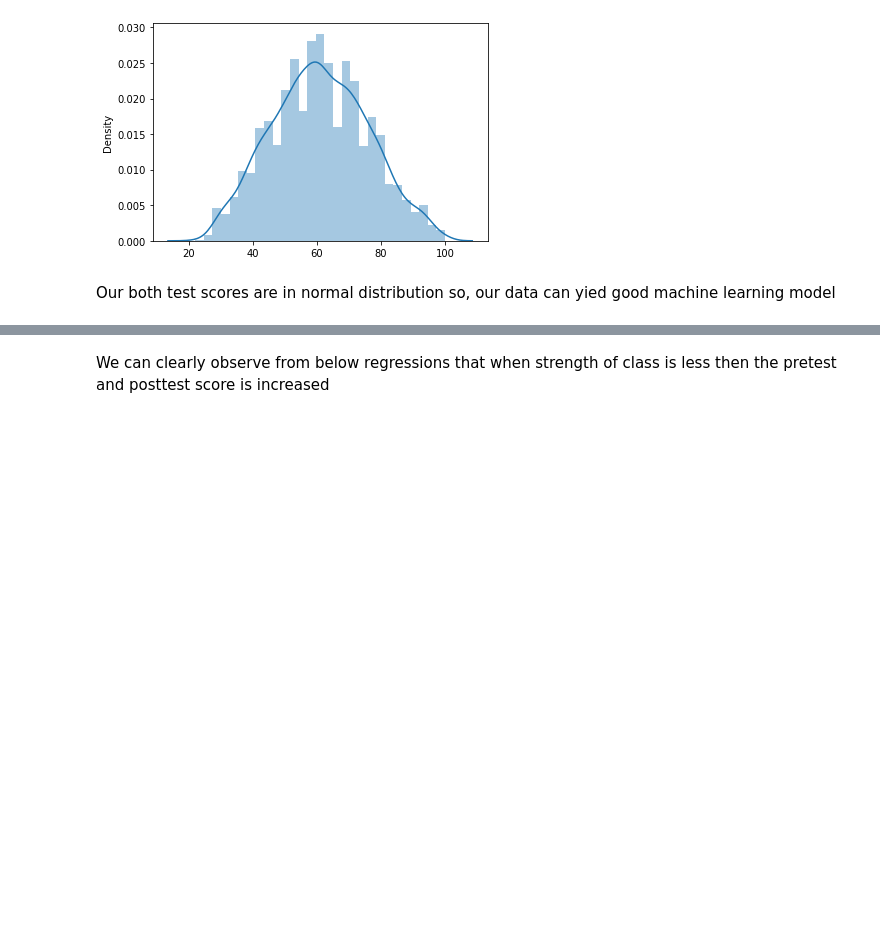
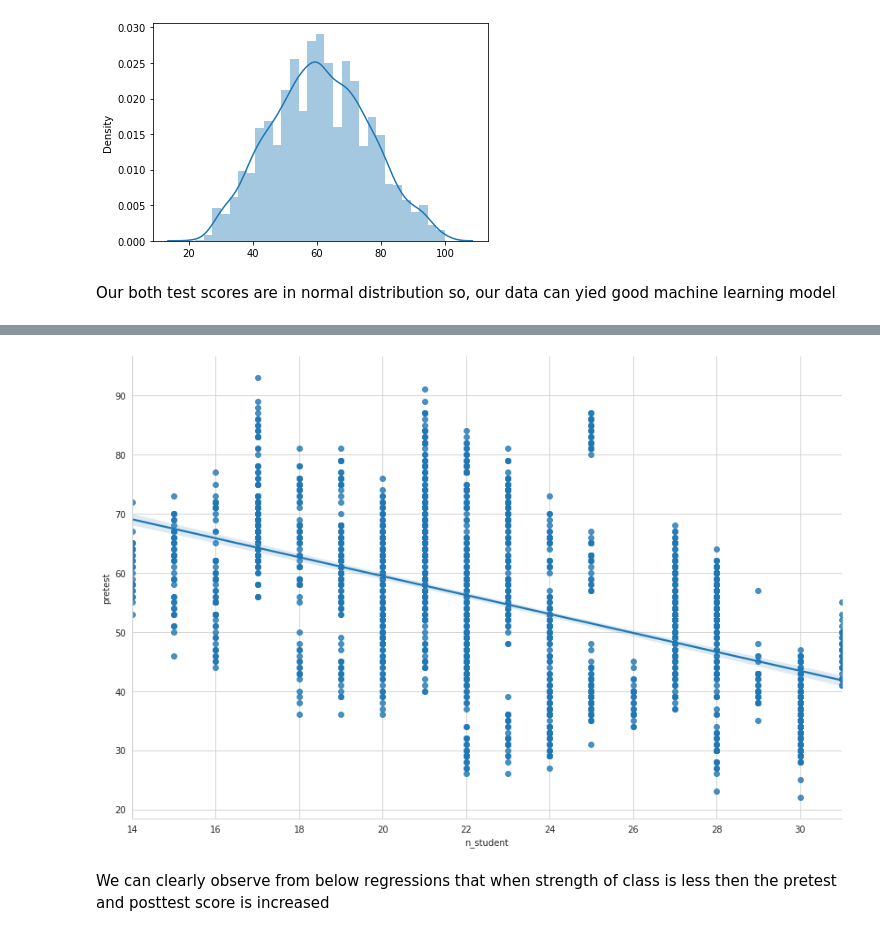
Before and after one commit to ram574/Galeto-Case-Study, a Jupyter notebook: test.ipynb, the cells around one changed output, grey strips where cells are left out. Drawn from its saved outputs; the diff is of its cells as text; code cells hidden in the pictures; blank space fills up the shorter version.

```diff
--- a/test.ipynb
+++ b/test.ipynb
@@ -283,3 +283,7 @@ sns.pairplot(df, x_vars=["pretest", "posttest"], y_vars=["n_student"],height=8,
+# %%
+sns.pairplot(df, x_vars=["n_student"], y_vars=["pretest"],height=8, aspect=1.5, kind="reg");
+# %% [output]
+[figure, added]
 # %% [markdown]
 We can clearly observe from below regressions that when strength of class is less then the pretest and posttest score is increased
 # %%
```
Also changed, not shown: parts of 1 cell of this notebook.
